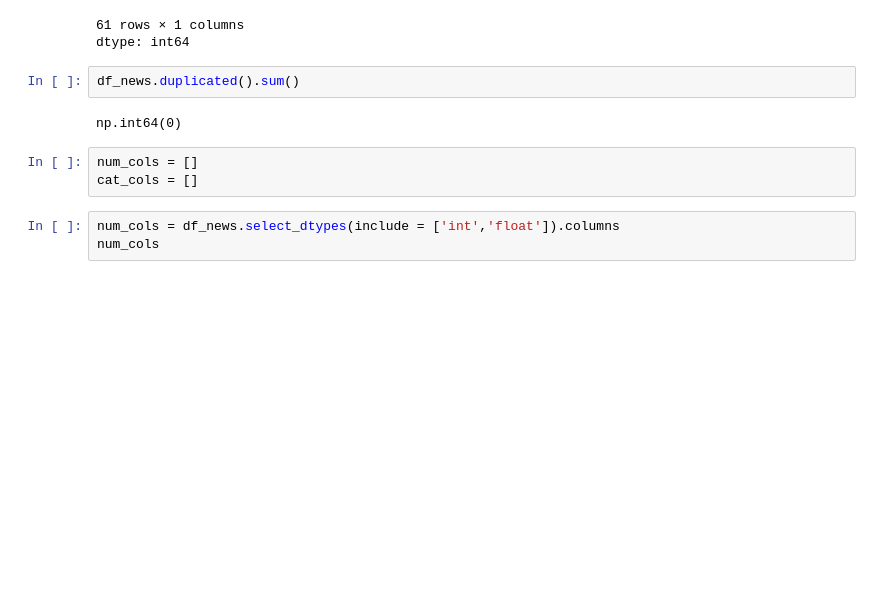
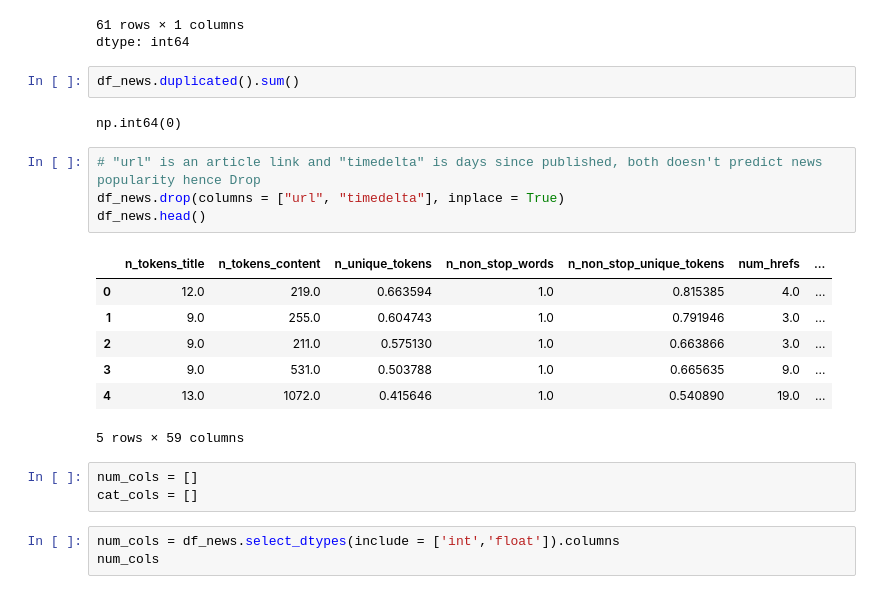
Before and after one commit to SruthiGS-Gito/Online-News-Popularity-Prediction, a Jupyter notebook: Online_News_Popularity_Prediction.ipynb, the cells around one changed output. Saved outputs shown, nothing was run; the diff lists cells and outputs as text; blank space fills up the shorter version.

```diff
--- a/Online_News_Popularity_Prediction.ipynb
+++ b/Online_News_Popularity_Prediction.ipynb
@@ -90,6 +94,18 @@ dtype: int64
 df_news.duplicated().sum()
 # %% [output]
 np.int64(0)
+# %%
+# "url" is an article link and "timedelta" is days since published, both doesn't predict news popularity hence Drop
+df_news.drop(columns = ["url", "timedelta"], inplace = True)
+df_news.head()
+# %% [output]
+|  | n_tokens_title | n_tokens_content | n_unique_tokens | n_non_stop_words | n_non_stop_unique_tokens | num_hrefs | ... |
+| 0 | 12.0 | 219.0 | 0.663594 | 1.0 | 0.815385 | 4.0 | ... |
+| 1 | 9.0 | 255.0 | 0.604743 | 1.0 | 0.791946 | 3.0 | ... |
+| 2 | 9.0 | 211.0 | 0.575130 | 1.0 | 0.663866 | 3.0 | ... |
+| 3 | 9.0 | 531.0 | 0.503788 | 1.0 | 0.665635 | 9.0 | ... |
+| 4 | 13.0 | 1072.0 | 0.415646 | 1.0 | 0.540890 | 19.0 | ... |
+5 rows × 59 columns
 # %%
 num_cols = []
 cat_cols = []
```
Also changed, not shown: parts of 17 cells of this notebook.
